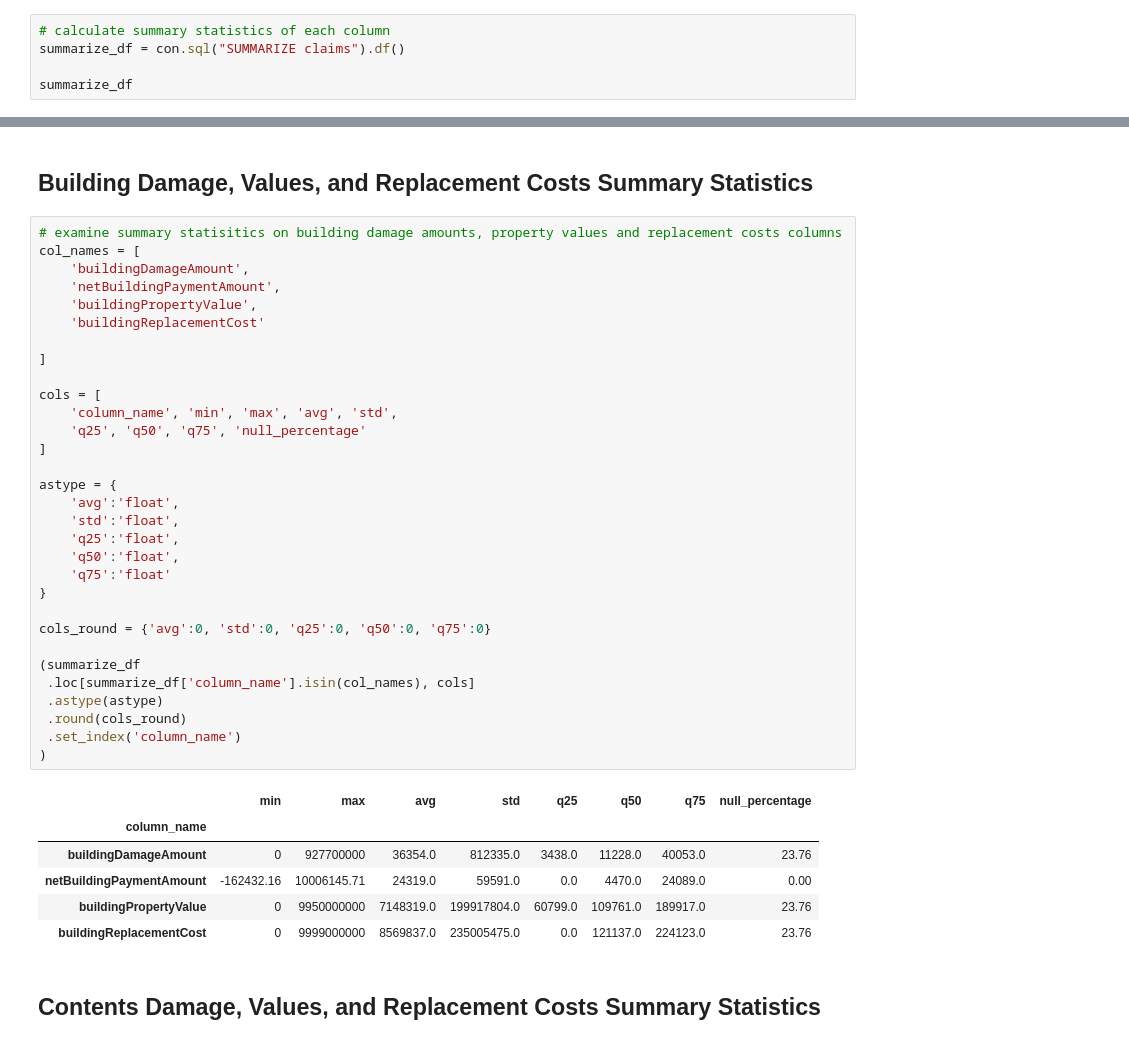
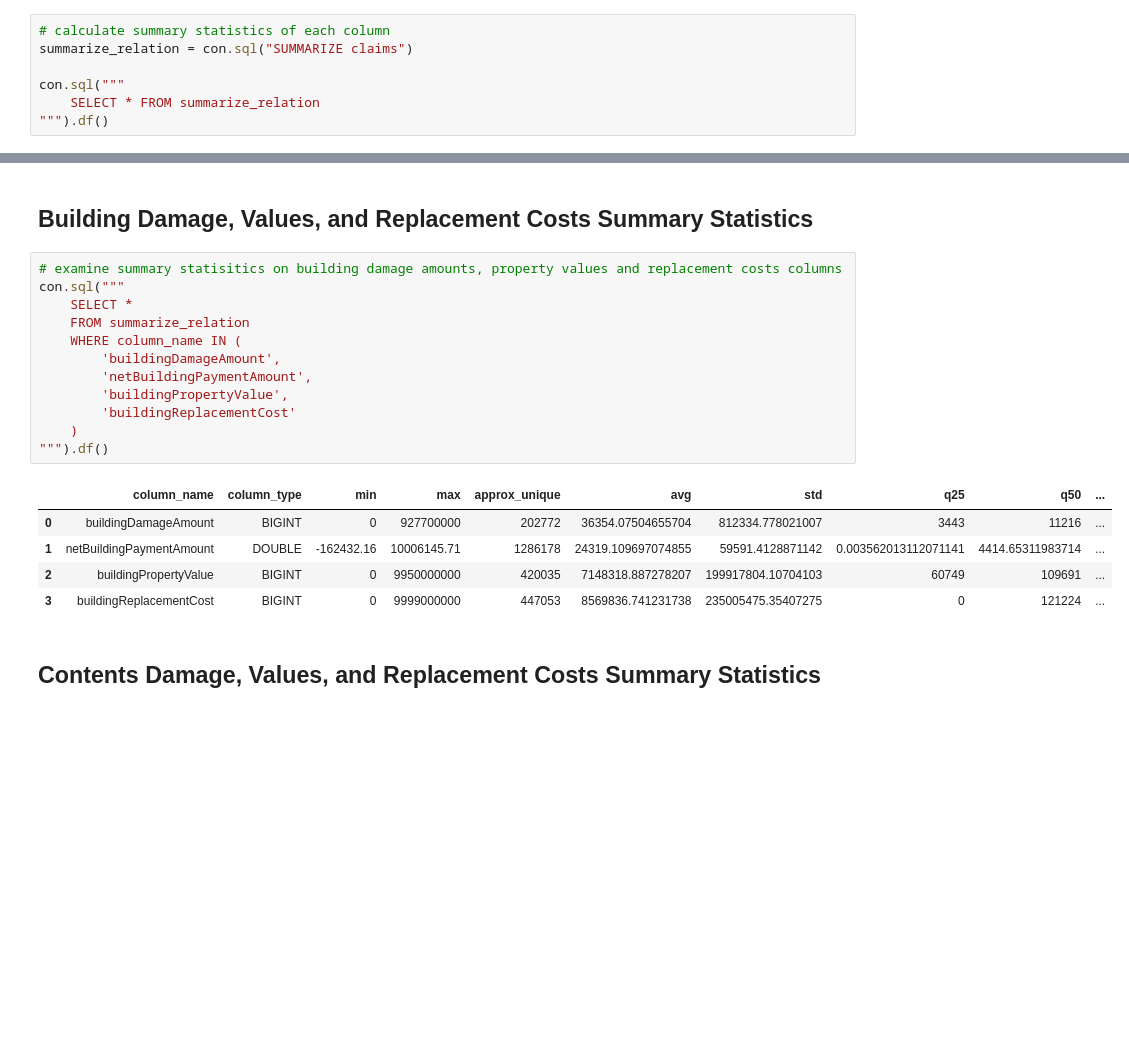
Before and after one commit to mebauer/duckdb-fema-nfip, a Jupyter notebook: analysis.ipynb, the cells around one changed output, grey strips where cells are left out. Drawn from its saved outputs; the diff is of its cells as text; blank space fills up the shorter version.

```diff
--- a/analysis.ipynb
+++ b/analysis.ipynb
@@ -227,9 +257,11 @@ describe_df.iloc[50:, :2]
 # Summary Statistics
 # %%
 # calculate summary statistics of each column
-summarize_df = con.sql("SUMMARIZE claims").df()
+summarize_relation = con.sql("SUMMARIZE claims")
 
-summarize_df
+con.sql("""
+    SELECT * FROM summarize_relation
+""").df()
 # %% [output]
 |  | column_name | column_type | min | max | approx_unique | avg | std | q25 | q50 | ... |
 | 0 | id | VARCHAR | 0000094b-1d1a-4dbe-a944-97c62b225b9c | fffffe7c-7ca2-4431-b88b-8a8216ffc934 | 2623176 | None | None | None | None | ... |
@@ -371,42 +391,22 @@ cols_round = {'avg':0, 'std':0, 'q25':0, 'q50':0, 'q75':0}
 ## Building Damage, Values, and Replacement Costs Summary Statistics
 # %%
 # examine summary statisitics on building damage amounts, property values and replacement costs columns
-col_names = [
-    'buildingDamageAmount',
-    'netBuildingPaymentAmount',
-    'buildingPropertyValue',
-    'buildingReplacementCost'
-
-]
-
-cols = [
-    'column_name', 'min', 'max', 'avg', 'std',
-    'q25', 'q50', 'q75', 'null_percentage'
-]
-
-astype = {
-    'avg':'float',
-    'std':'float',
-    'q25':'float',
-    'q50':'float',
-    'q75':'float'
-}
-
-cols_round = {'avg':0, 'std':0, 'q25':0, 'q50':0, 'q75':0}
-
-(summarize_df
- .loc[summarize_df['column_name'].isin(col_names), cols]
- .astype(astype)
- .round(cols_round)
- .set_index('column_name')
-)
+con.sql("""
+    SELECT *
+    FROM summarize_relation
+    WHERE column_name IN (
+        'buildingDamageAmount',
+        'netBuildingPaymentAmount',
+        'buildingPropertyValue',
+        'buildingReplacementCost'
+    )
+""").df()
 # %% [output]
-|  | min | max | avg | std | q25 | q50 | q75 | null_percentage |
-| column_name |  |  |  |  |  |  |  |  |
-| buildingDamageAmount | 0 | 927700000 | 36354.0 | 812335.0 | 3438.0 | 11228.0 | 40053.0 | 23.76 |
-| netBuildingPaymentAmount | -162432.16 | 10006145.71 | 24319.0 | 59591.0 | 0.0 | 4470.0 | 24089.0 | 0.00 |
-| buildingPropertyValue | 0 | 9950000000 | 7148319.0 | 199917804.0 | 60799.0 | 109761.0 | 189917.0 | 23.76 |
-| buildingReplacementCost | 0 | 9999000000 | 8569837.0 | 235005475.0 | 0.0 | 121137.0 | 224123.0 | 23.76 |
+|  | column_name | column_type | min | max | approx_unique | avg | std | q25 | q50 | ... |
+| 0 | buildingDamageAmount | BIGINT | 0 | 927700000 | 202772 | 36354.07504655704 | 812334.778021007 | 3443 | 11216 | ... |
+| 1 | netBuildingPaymentAmount | DOUBLE | -162432.16 | 10006145.71 | 1286178 | 24319.109697074855 | 59591.4128871142 | 0.003562013112071141 | 4414.65311983714 | ... |
+| 2 | buildingPropertyValue | BIGINT | 0 | 9950000000 | 420035 | 7148318.887278207 | 199917804.10704103 | 60749 | 109691 | ... |
+| 3 | buildingReplacementCost | BIGINT | 0 | 9999000000 | 447053 | 8569836.741231738 | 235005475.35407275 | 0 | 121224 | ... |
 # %% [markdown]
 ## Contents Damage, Values, and Replacement Costs Summary Statistics
 # %%
```
Also changed, not shown: parts of 31 cells of this notebook.
